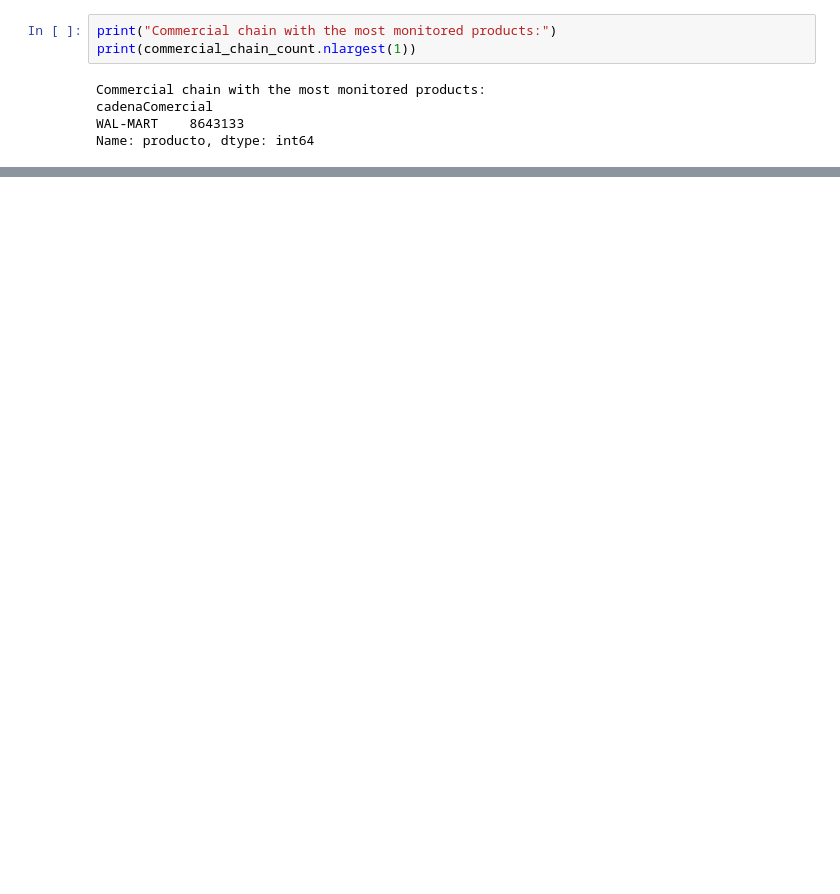
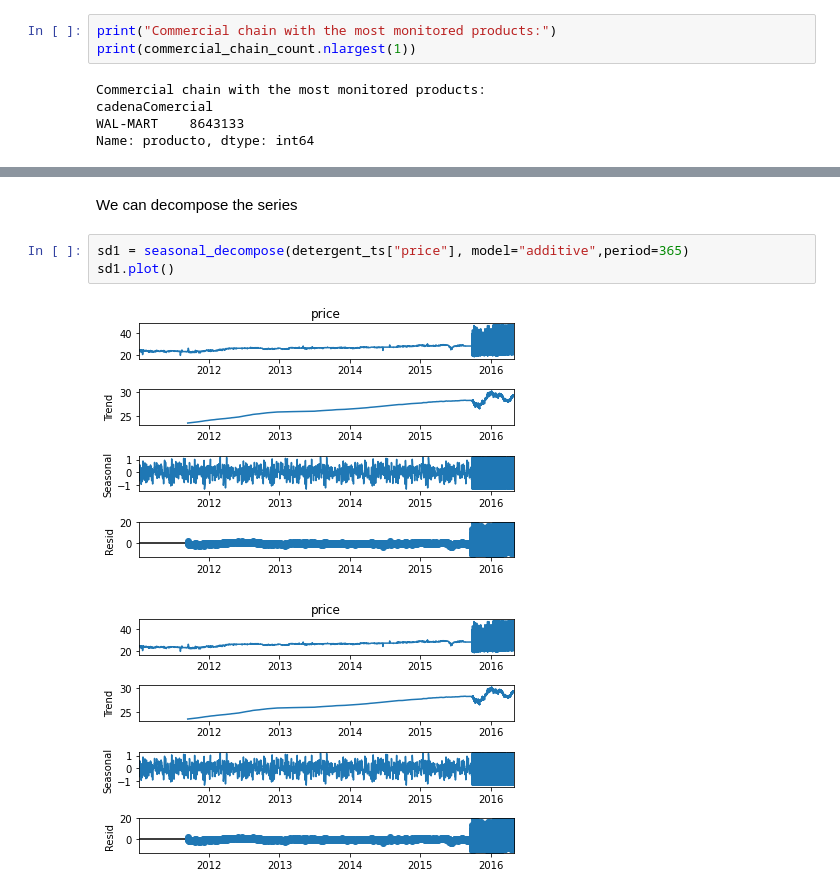
Before and after one commit to AlanKev117/data-engineering-bootcamp, a Jupyter notebook: project.ipynb, the cells around one changed output, grey strips where cells are left out. Drawn from its saved outputs; the diff is of its cells as text; blank space fills up the shorter version.

```diff
--- a/project.ipynb
+++ b/project.ipynb
@@ -144,0 +230,8 @@ Detergent information saved
+# %% [markdown]
+We can decompose the series
+# %%
+sd1 = seasonal_decompose(detergent_ts["price"], model="additive",period=365)
+sd1.plot()
+# %% [output]
+[figure, added]
+[figure, added]
```
Also changed, not shown: parts of 61 cells of this notebook.
